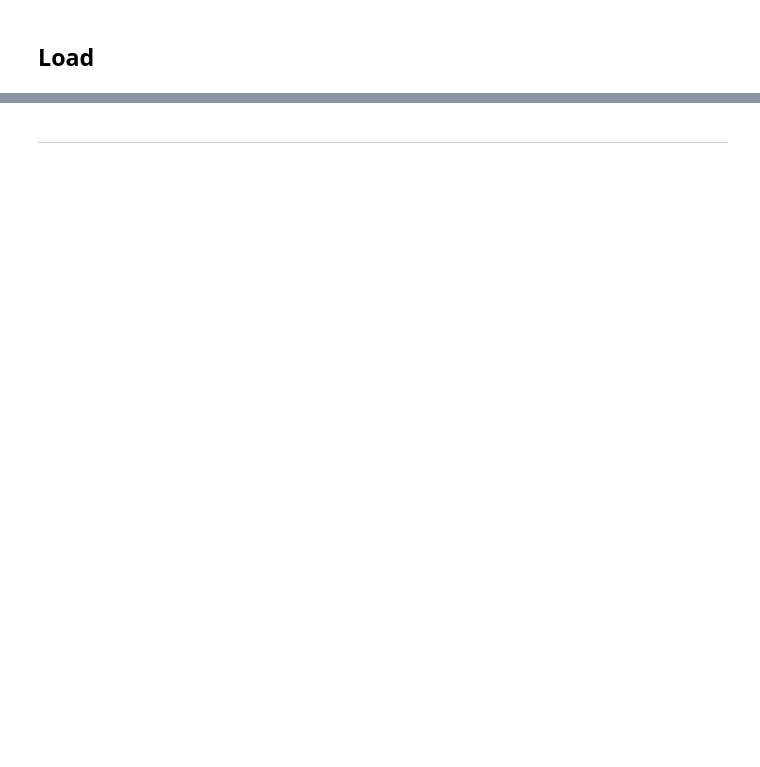
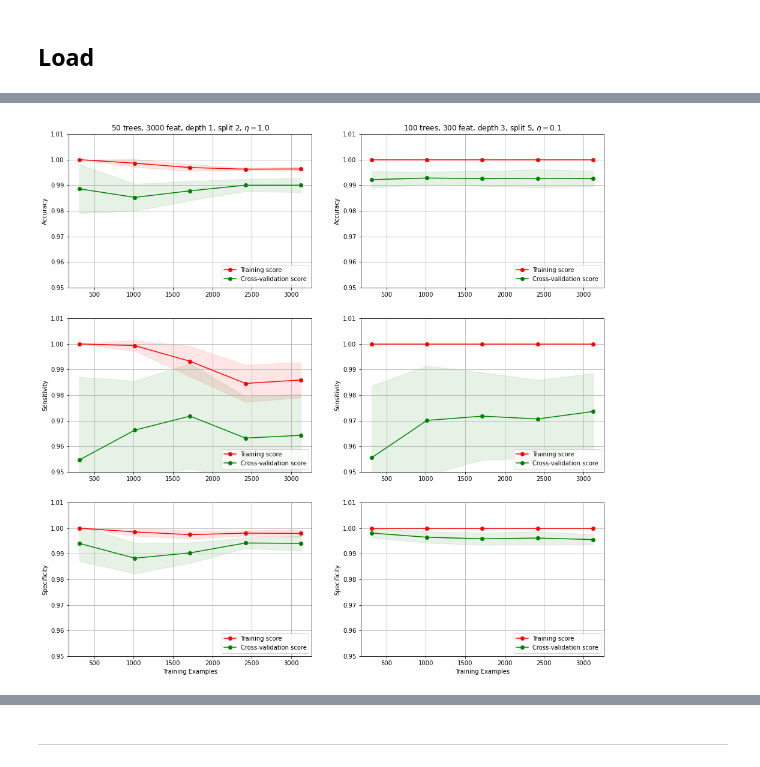
Before and after one commit to BigBangData/NaturalLanguageProcessing, a Jupyter notebook: TextAnalyticsWithR/25_LearningCurves_1.ipynb, the cells around one changed output, grey strips where cells are left out. Saved outputs shown, nothing was run; the diff lists cells and outputs as text; code cells hidden in the pictures; blank space fills up the shorter version.

Commit message:
Plot a ton of learning curves

```diff
--- a/TextAnalyticsWithR/25_LearningCurves_1.ipynb
+++ b/TextAnalyticsWithR/25_LearningCurves_1.ipynb
@@ -89,7 +90,7 @@ def train_plot(clf, X, y, cv, verbose, train_sizes, n_jobs,
 # %%
 def plot_learning_curve(clf, title, X, y, axes=None, ylim=(.95, 1.01),
                         cv=5, train_sizes=np.linspace(.1, 1.0, 5),
-                        verbose=1, n_jobs=-1):
+                        verbose=0, n_jobs=-1):
     """
     Adapted from the Plot Learning Curves example in Scikit-Learn
     to show only the performance of a scorer, using accuracy,
@@ -132,7 +133,8 @@ def plot_learning_curve(clf, title, X, y, axes=None, ylim=(.95, 1.01),
 # %%
 def compare_two_classifiers(clf1, clf2, title1, title2):
     """
-    Compares two classifier's learning curves.
+    Wrapper for plot_learning_curve with a timer.
+    Compares two classifiers' learning curves.
     """
     t = time.time()
     fig, axes = plt.subplots(3, 2, figsize=(16, 16))
@@ -227,0 +196,24 @@ Elapsed: 13 m 29 s
+# %%
+title1b = r"50 trees, 3000 feat, depth 1, split 2, $\eta=1.0$"
+title2b = r"100 trees, 300 feat, depth 3, split 5, $\eta=0.1$"
+
+clf1b = GradientBoostingClassifier(
+    random_state=42,
+    n_estimators=50,
+    max_features=None,
+    max_depth=1,
+    min_samples_split=2,
+    learning_rate=1 # raised
+)
+
+clf2b = GradientBoostingClassifier(
+    random_state=42,
+    n_estimators=100,
+    max_features=300,
+    max_depth=3, # lowered
+    min_samples_split=5,
+    learning_rate=0.1
+)
+# %%
+compare_two_classifiers(clf1b, clf2b, title1b, title2b)
+# %% [output]
@@ -227,0 +221 @@ Elapsed: 13 m 29 s
+[figure, added]
```
Also changed, not shown: parts of 37 cells of this notebook, 1 other file.
